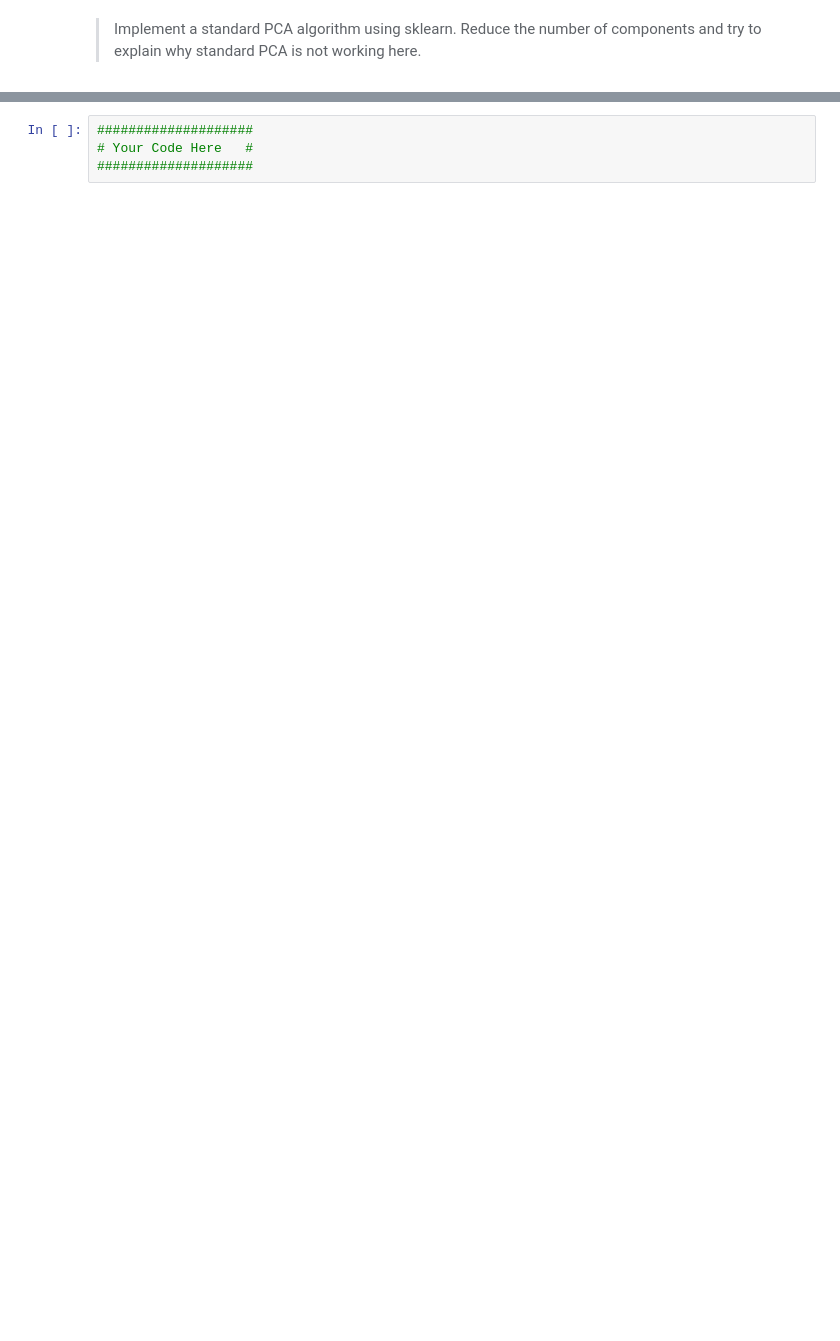
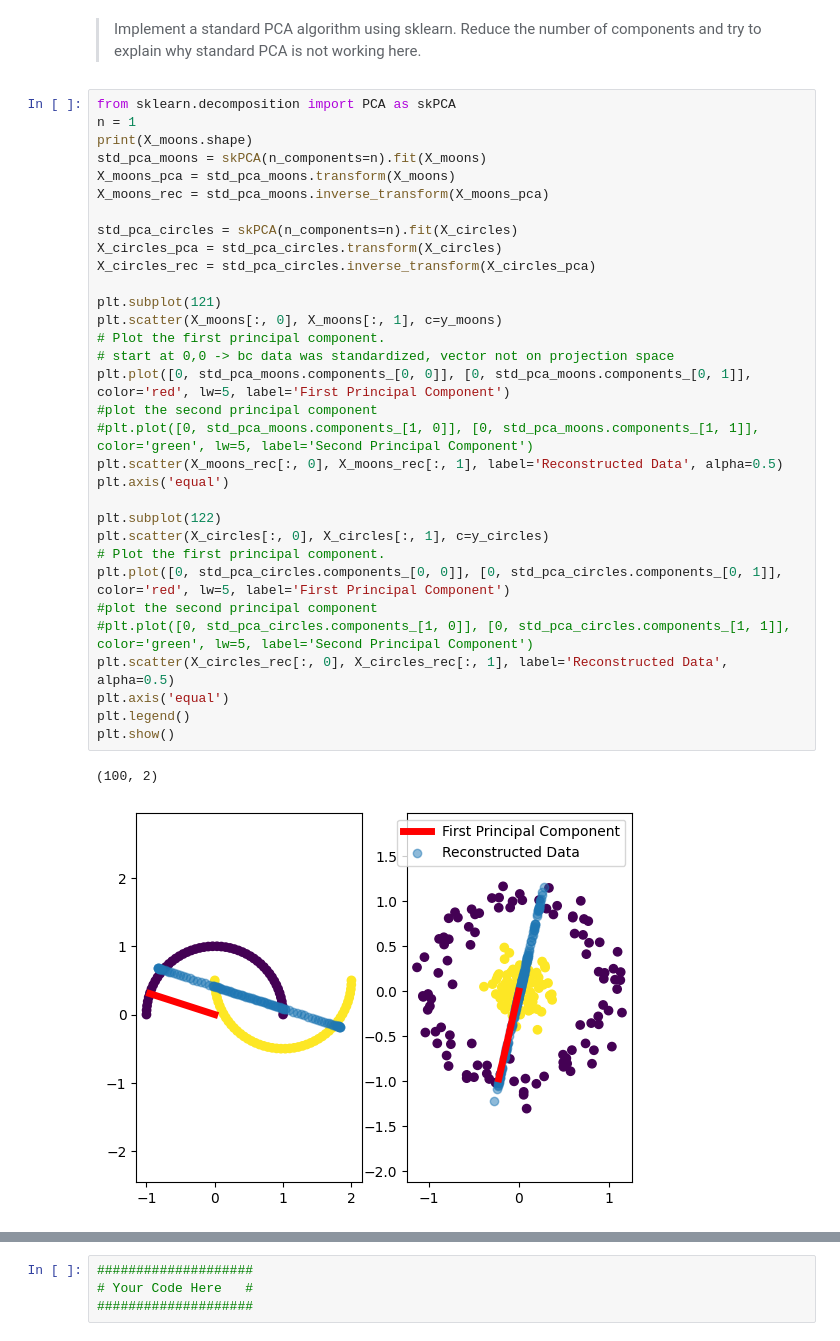
Before and after one commit to KlaraGtknst/PatRec2_SoSe24, a Jupyter notebook: 10_PCA_2.ipynb, the cells around one changed output, grey strips where cells are left out. Cells and saved outputs as stored; diff of their text form; blank space fills up the shorter version.

```diff
--- a/10_PCA_2.ipynb
+++ b/10_PCA_2.ipynb
@@ -94,2 +109,37 @@ plt.show()
 # %% [markdown]
 > Implement a standard PCA algorithm using sklearn. Reduce the number of components and try to explain why standard PCA is not working here.
+# %%
+from sklearn.decomposition import PCA as skPCA
+n = 1
+print(X_moons.shape)
+std_pca_moons = skPCA(n_components=n).fit(X_moons)
+X_moons_pca = std_pca_moons.transform(X_moons)
+X_moons_rec = std_pca_moons.inverse_transform(X_moons_pca)
+
+std_pca_circles = skPCA(n_components=n).fit(X_circles)
+X_circles_pca = std_pca_circles.transform(X_circles)
+X_circles_rec = std_pca_circles.inverse_transform(X_circles_pca)
+
+plt.subplot(121)
+plt.scatter(X_moons[:, 0], X_moons[:, 1], c=y_moons)
+# Plot the first principal component.
+# start at 0,0 -> bc data was standardized, vector not on projection space
+plt.plot([0, std_pca_moons.components_[0, 0]], [0, std_pca_moons.components_[0, 1]], color='red', lw=5, label='First Principal Component')
+#plot the second principal component
+#plt.plot([0, std_pca_moons.components_[1, 0]], [0, std_pca_moons.components_[1, 1]], color='green', lw=5, label='Second Principal Component')
+plt.scatter(X_moons_rec[:, 0], X_moons_rec[:, 1], label='Reconstructed Data', alpha=0.5)
+plt.axis('equal')
+
+plt.subplot(122)
+plt.scatter(X_circles[:, 0], X_circles[:, 1], c=y_circles)
+# Plot the first principal component.
+plt.plot([0, std_pca_circles.components_[0, 0]], [0, std_pca_circles.components_[0, 1]], color='red', lw=5, label='First Principal Component')
+#plot the second principal component
+#plt.plot([0, std_pca_circles.components_[1, 0]], [0, std_pca_circles.components_[1, 1]], color='green', lw=5, label='Second Principal Component')
+plt.scatter(X_circles_rec[:, 0], X_circles_rec[:, 1], label='Reconstructed Data', alpha=0.5)
+plt.axis('equal')
+plt.legend()
+plt.show()
+# %% [output]
+(100, 2)
+[figure, added]
```
Also changed, not shown: parts of 21 cells of this notebook.
